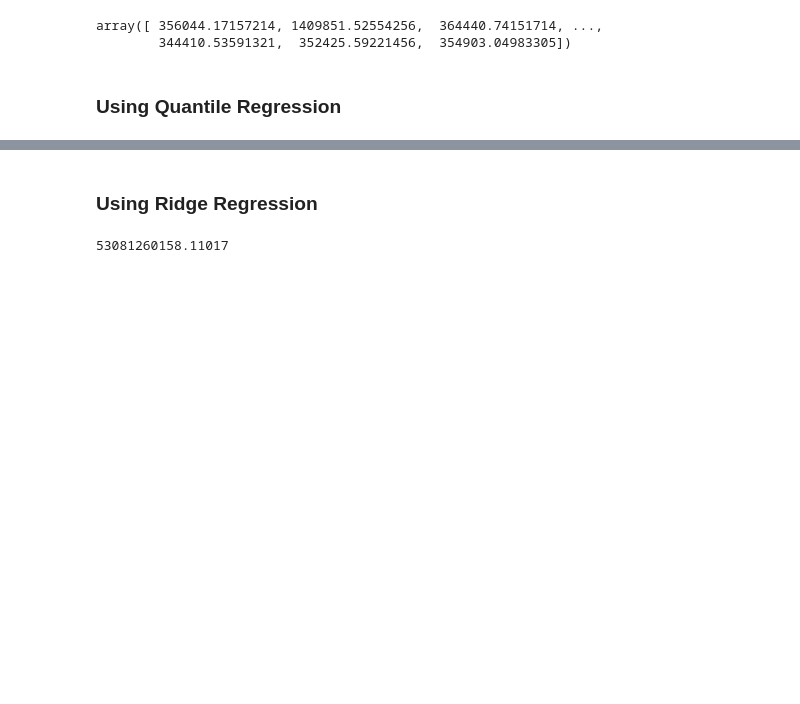
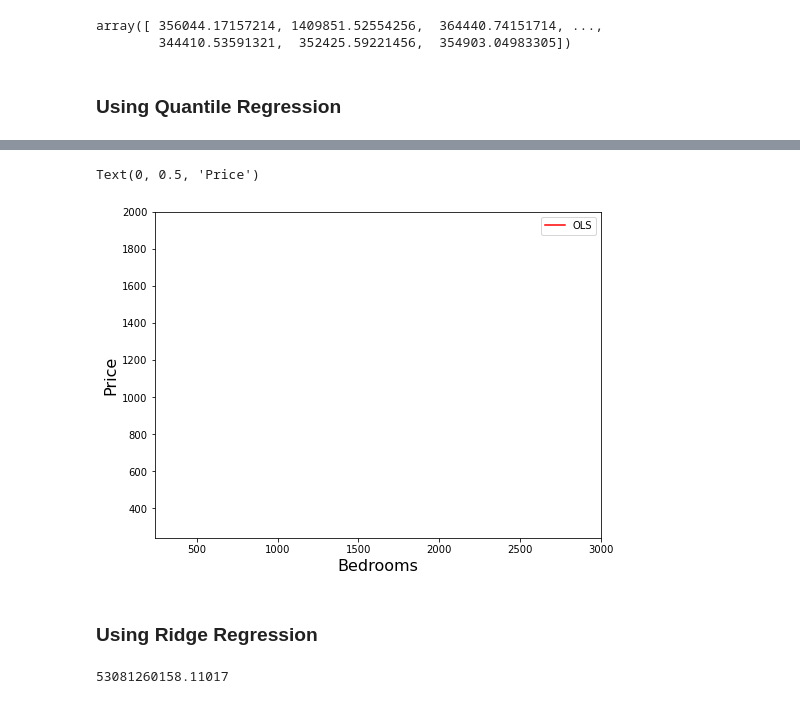
Before and after one commit to ronidad/regression, a Jupyter notebook: REAL_ESTATE_ANALYSIS_IP.ipynb, the cells around one changed output, grey strips where cells are left out. Cells and saved outputs as stored; diff of their text form; code cells hidden in the pictures; blank space fills up the shorter version.

Commit message:
quantile and elastic regressions

```diff
--- a/REAL_ESTATE_ANALYSIS_IP.ipynb
+++ b/REAL_ESTATE_ANALYSIS_IP.ipynb
@@ -277,0 +352,22 @@ array([ 356044.17157214, 1409851.52554256,  364440.74151714, ...,
+# %%
+quantiles = np.arange(0.05, 0.96, 0.1)
+
+
+def fit_model(q):
+    res = mod.fit(q=q)
+    return [q, res.params["Intercept"], res.params["bedrooms"]] + res.conf_int().loc[
+        "bedrooms"
+    ].tolist()
+
+
+models = [fit_model(x) for x in quantiles]
+models = pd.DataFrame(models, columns=["q", "a", "b", "lb", "ub"])
+
+ols = smf.ols("price ~ bedrooms", houses).fit()
+ols_ci = ols.conf_int().loc["bedrooms"].tolist()
+ols = dict(
+    a=ols.params["Intercept"], b=ols.params["bedrooms"], lb=ols_ci[0], ub=ols_ci[1]
+)
+
+print(models)
+print(ols)
@@ -278,3 +387,25 @@ array([ 356044.17157214, 1409851.52554256,  364440.74151714, ...,
+# %%
+x = np.arange(houses.bedrooms.min(), houses.bedrooms.min(), 50)
+get_y = lambda a, b: a + b * x
+
+fig, ax = plt.subplots(figsize=(8, 6))
+
+for i in range(models.shape[0]):
+    y = get_y(models.a[i], models.b[i])
+    ax.plot(x, y, linestyle="dotted", color="grey")
+
+y = get_y(ols["a"], ols["b"])
+
+ax.plot(x, y, color="red", label="OLS")
+ax.scatter(houses.bedrooms, houses.price, alpha=0.2)
+ax.set_xlim((240, 3000))
+ax.set_ylim((240, 2000))
+legend = ax.legend()
+ax.set_xlabel("Bedrooms", fontsize=16)
+ax.set_ylabel("Price", fontsize=16)
+# %% [output]
+Text(0, 0.5, 'Price')
+[figure, added]
 # %% [markdown]
 ### Using Ridge Regression
 # %%
```
Also changed, not shown: parts of 15 cells of this notebook.
